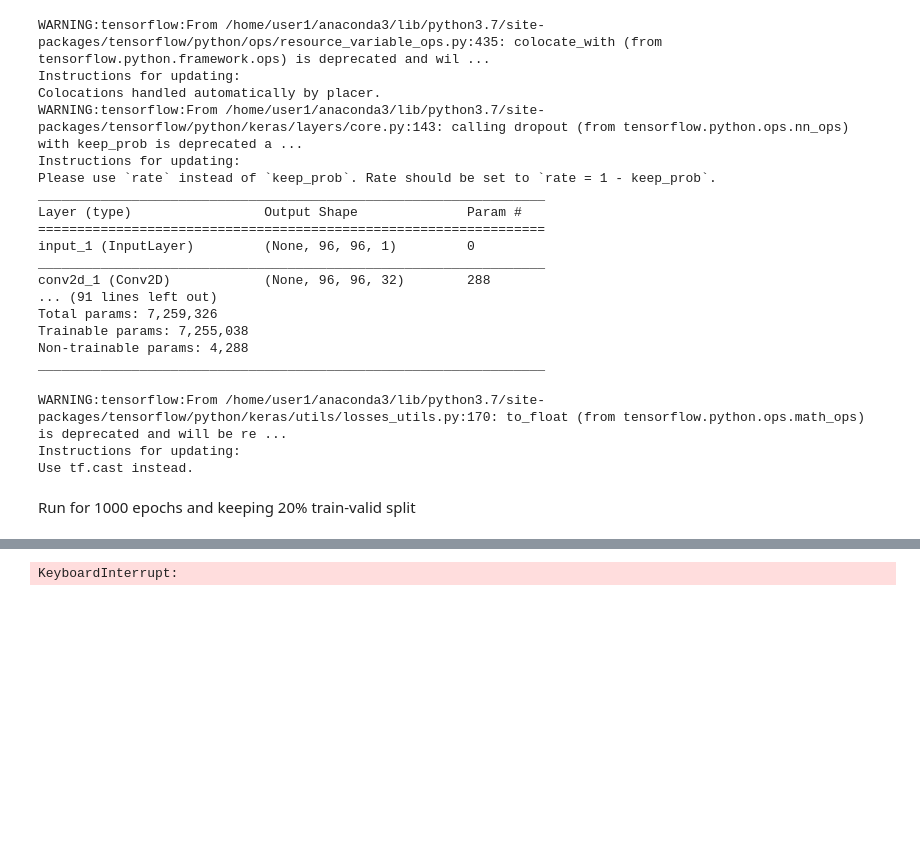
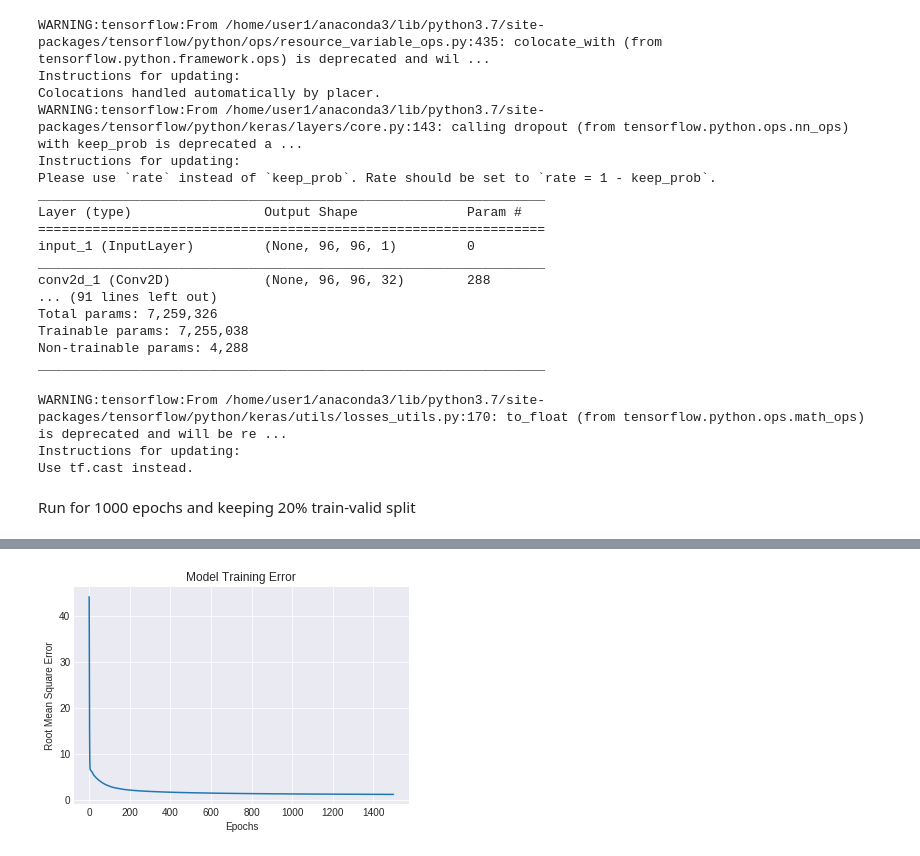
Before and after one commit to MadhuAtBerkeley/w207_Project, a Jupyter notebook: source/w207_project.ipynb, the cells around one changed output, grey strips where cells are left out. Drawn from its saved outputs; the diff is of its cells as text; code cells hidden in the pictures; blank space fills up the shorter version.

```diff
--- a/source/w207_project.ipynb
+++ b/source/w207_project.ipynb
@@ -176,7 +176,7 @@ y_train = adjust_mouth_coord(y_train)
 fill_na = False
 add_flip_horiz = True
 add_blur_img = False
-add_rotate_img = False
+add_rotate_img = True
 add_contrast_img = True
 add_translate_img = False
 orig_x_train = x_train.copy()
@@ -271,7 +271,7 @@ def rotate_img(x_train, y_train):
 
 if add_rotate_img:
 
-    x_rotate, y_rotate = rotate_img(x_train,y_train)
+    x_rotate, y_rotate = rotate_img(orig_x_train,orig_y_train)
     x_train = np.append(x_train,x_rotate,axis=0)
     y_train = np.append(y_train,y_rotate,axis=0)
 # %% [markdown]
@@ -492,13 +492,17 @@ USE_SAVED_MODEL = False
 if USE_SAVED_MODEL == False:
     history = model.fit(x_train,
                     y_train,
-                    epochs = 1300,
+                    epochs = 1500,
                     batch_size = 256,
                     validation_split = 0.2, #data = (x_test, y_test),
                     callbacks = callbacks
                     )
     plt.style.use('seaborn-darkgrid')
     plt.plot(history.history['rmse'])
+
+     #save history as JSON file
+    with open(history_dir +'history.json', 'w') as f:
+        json.dump(str(history.history), f)
     plt.xlabel('Epochs')
     plt.ylabel('Root Mean Square Error')
     plt.title('Model Training Error')
@@ -527,4 +531,4 @@ Epoch 1102/1300
-KeyboardInterrupt:
+[figure, added]
 # %%
 lookid_dir = '../input/IdLookupTable.csv'
 lookid_data = pd.read_csv(lookid_dir)
```
Also changed, not shown: parts of 2 cells of this notebook, 1 other file.
